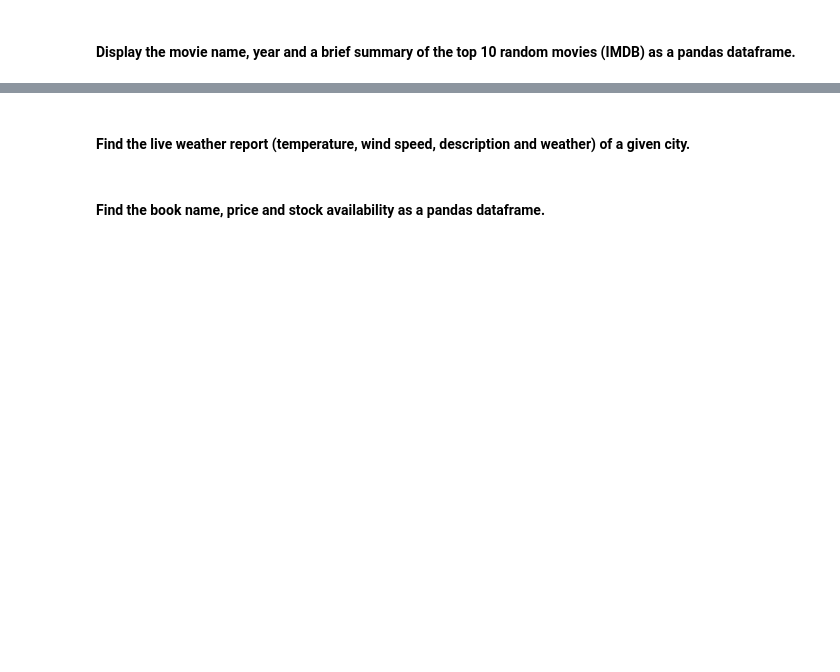
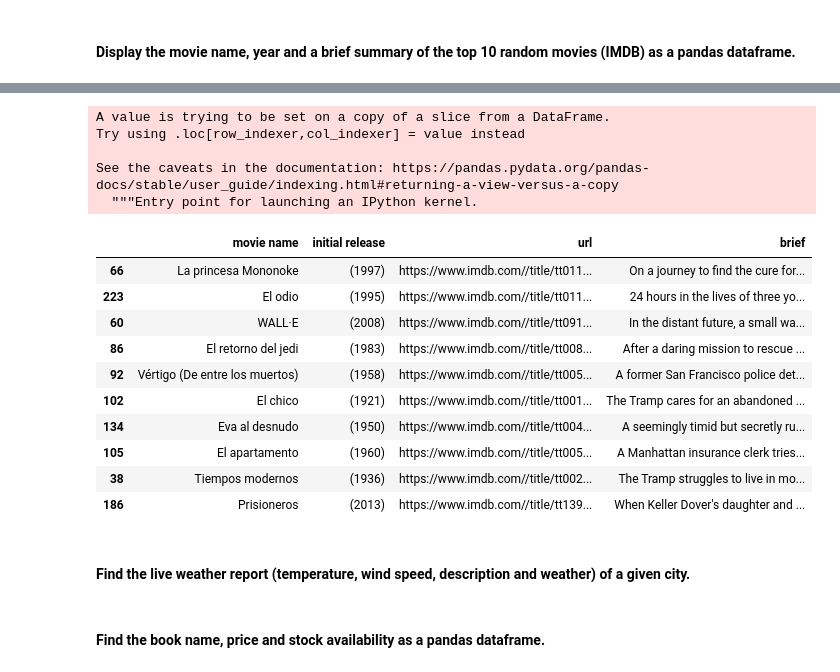
Before and after one commit to alvaro-saez/dataptmad1121_labs, a Jupyter notebook: extra-work/m1/lab-web-scraping/your-code/[lab-web-scraping] Alvaro Saez.ipynb, the cells around one changed output, grey strips where cells are left out. Cells and saved outputs as stored; diff of their text form; code cells hidden in the pictures; blank space fills up the shorter version.

```diff
--- a/extra-work/m1/lab-web-scraping/your-code/[lab-web-scraping] Alvaro Saez.ipynb
+++ b/extra-work/m1/lab-web-scraping/your-code/[lab-web-scraping] Alvaro Saez.ipynb
@@ -414,0 +537,5 @@ url = 'http://www.imdb.com/chart/top'
+# %%
+# your code here
+parsed_imdb250_df_random = parsed_imdb250_df.sample(10)
+parsed_imdb250_df_random_final = parsed_imdb250_df_random[["movie name","initial release","url"]]
+parsed_imdb250_df_random_final
@@ -415,3 +554,28 @@ url = 'http://www.imdb.com/chart/top'
+# %%
+parsed_imdb250_df_random_final_url = parsed_imdb250_df_random_final["url"]
+
+brief_imdb250_random_list = [bs4.BeautifulSoup(requests.get(i).content,"html.parser").find_all("span", {"class": "GenresAndPlot__TextContainerBreakpointL-cum89p-1 gwuUFD"}) for i in parsed_imdb250_df_random_final_url]
+brief_imdb250_random_list_final = [i[0].string for i in brief_imdb250_random_list]
+# %%
+parsed_imdb250_df_random_final["brief"] = brief_imdb250_random_list_final
+parsed_imdb250_df_random_final
+# %% [output]
+A value is trying to be set on a copy of a slice from a DataFrame.
+Try using .loc[row_indexer,col_indexer] = value instead
+
+See the caveats in the documentation: https://pandas.pydata.org/pandas-docs/stable/user_guide/indexing.html#returning-a-view-versus-a-copy
+  """Entry point for launching an IPython kernel.
+|  | movie name | initial release | url | brief |
+| 66 | La princesa Mononoke | (1997) | https://www.imdb.com//title/tt011... | On a journey to find the cure for... |
+| 223 | El odio | (1995) | https://www.imdb.com//title/tt011... | 24 hours in the lives of three yo... |
+| 60 | WALL·E | (2008) | https://www.imdb.com//title/tt091... | In the distant future, a small wa... |
+| 86 | El retorno del jedi | (1983) | https://www.imdb.com//title/tt008... | After a daring mission to rescue ... |
+| 92 | Vértigo (De entre los muertos) | (1958) | https://www.imdb.com//title/tt005... | A former San Francisco police det... |
+| 102 | El chico | (1921) | https://www.imdb.com//title/tt001... | The Tramp cares for an abandoned ... |
+| 134 | Eva al desnudo | (1950) | https://www.imdb.com//title/tt004... | A seemingly timid but secretly ru... |
+| 105 | El apartamento | (1960) | https://www.imdb.com//title/tt005... | A Manhattan insurance clerk tries... |
+| 38 | Tiempos modernos | (1936) | https://www.imdb.com//title/tt002... | The Tramp struggles to live in mo... |
+| 186 | Prisioneros | (2013) | https://www.imdb.com//title/tt139... | When Keller Dover's daughter and ... |
 # %% [markdown]
 #### Find the live weather report (temperature, wind speed, description and weather) of a given city.
 # %%
```
Also changed, not shown: parts of 20 cells of this notebook.
